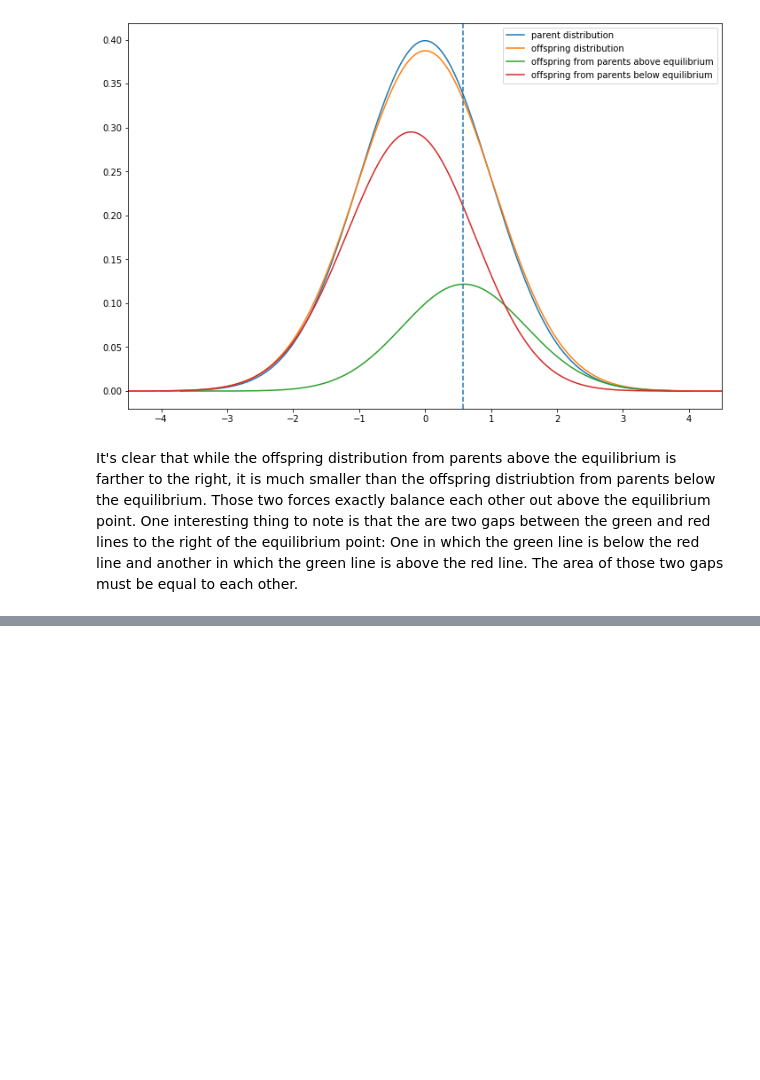
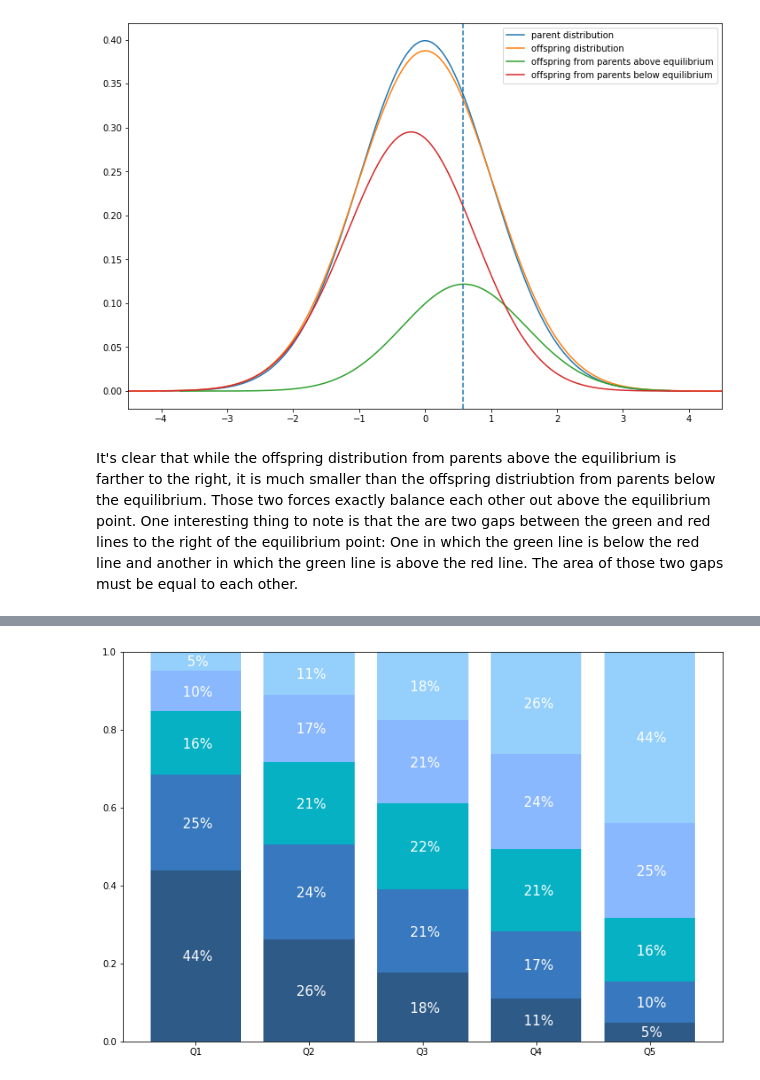
Before and after one commit to jessebmurray/polygenic, a Jupyter notebook: tree_project_explainer.ipynb, the cells around one changed output, grey strips where cells are left out. Cells and saved outputs as stored; diff of their text form; code cells hidden in the pictures; blank space fills up the shorter version.

```diff
--- a/tree_project_explainer.ipynb
+++ b/tree_project_explainer.ipynb
@@ -319,0 +335,4 @@ It's clear that while the offspring distribution from parents above the equilibr
+# %%
+# Make the number of iterations large to be accurate
+n_iterations_large = 2000  # reduce this if too slow
+parent_distribution_large = tree.normal_distribution(n_iterations_large, z_range, mean_gen, sd_gen)
@@ -319,0 +341,4 @@ It's clear that while the offspring distribution from parents above the equilibr
+# %%
+percent_step_five = 0.2
+step_five_labels = ['Q1', 'Q2', 'Q3', 'Q4', 'Q5']
+step_percentile = tree.step_proportion_destined_percentile(parent_distribution_large, r, r_s, percent_step_five)
@@ -319,0 +347,5 @@ It's clear that while the offspring distribution from parents above the equilibr
+# %%
+plt.figure(figsize=fig_size)
+tree.bar_graph_step(step_percentile, step_labels=step_five_labels)
+# %% [output]
+[figure, added]
```
Also changed, not shown: parts of 10 cells of this notebook.
